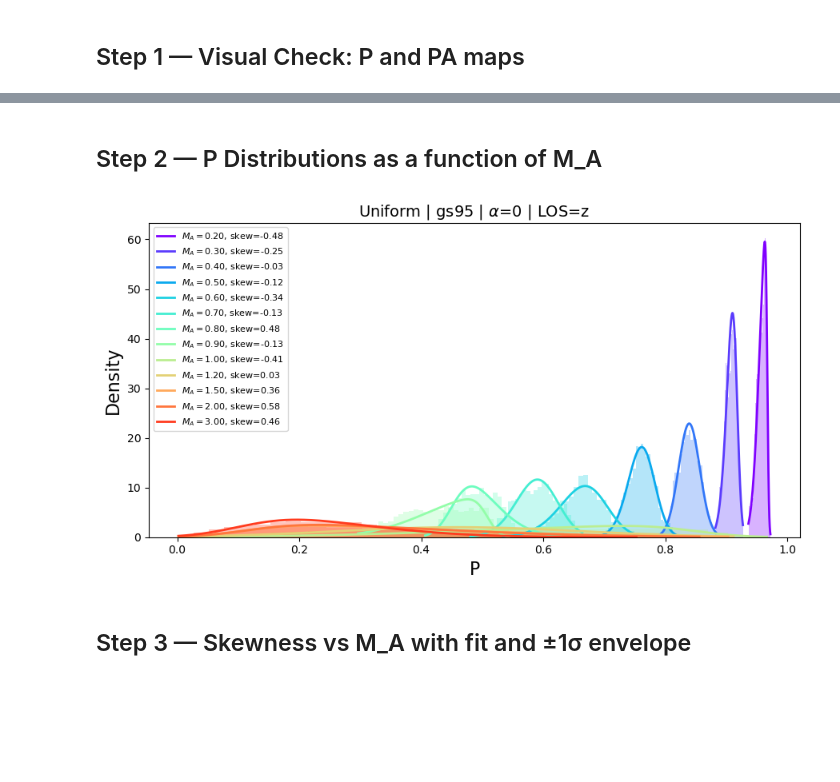
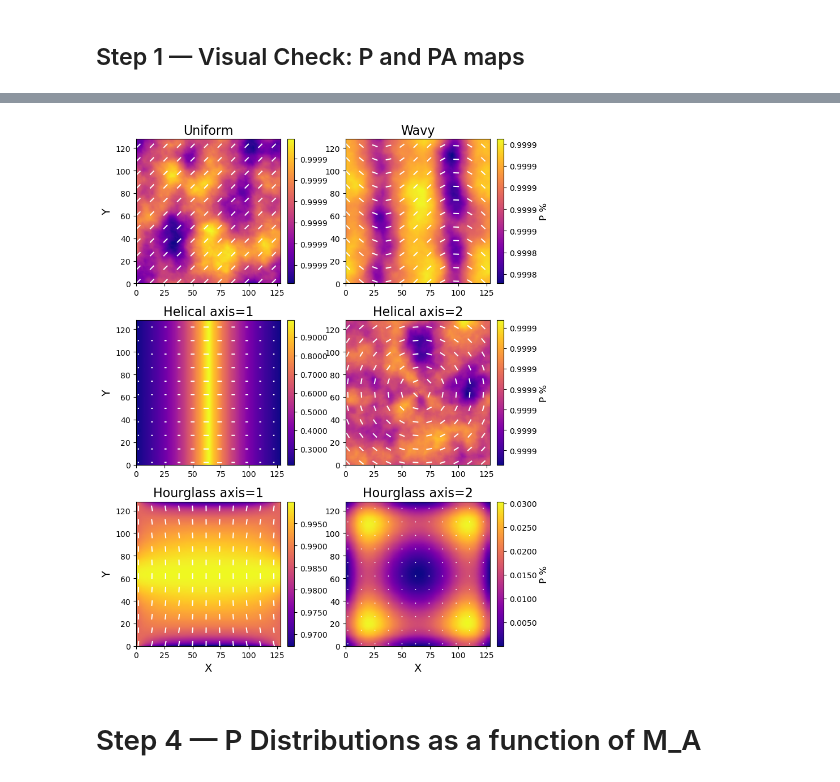
Before and after one commit to skressy/polarization_skew_study, a Jupyter notebook: polarization_study/analysis.ipynb, the cells around one changed output, grey strips where cells are left out. Drawn from its saved outputs; the diff is of its cells as text; code cells hidden in the pictures; blank space fills up the shorter version.

```diff
--- a/polarization_study/analysis.ipynb
+++ b/polarization_study/analysis.ipynb
@@ -28,8 +41,6 @@ plot_comparison(geometry     = 'hourglass',
+# %%
+pf.plot_synthetic_pol_maps(M_A = 0.01, g_size=128, step=12, vscale=0.2)
+# %% [output]
+[figure, added]
 # %% [markdown]
-## Step 2 — P Distributions as a function of M_A
+# Step 4 — P Distributions as a function of M_A
-# %%
-mach_vals, skews = plot_P_distributions(geometry='uniform', turbulence='gs95', g_size=128)
-# %% [output]
-[figure, removed]
-# %% [markdown]
-## Step 3 — Skewness vs M_A with fit and ±1σ envelope
```
Also changed, not shown: parts of 24 cells of this notebook, 33 other files.
